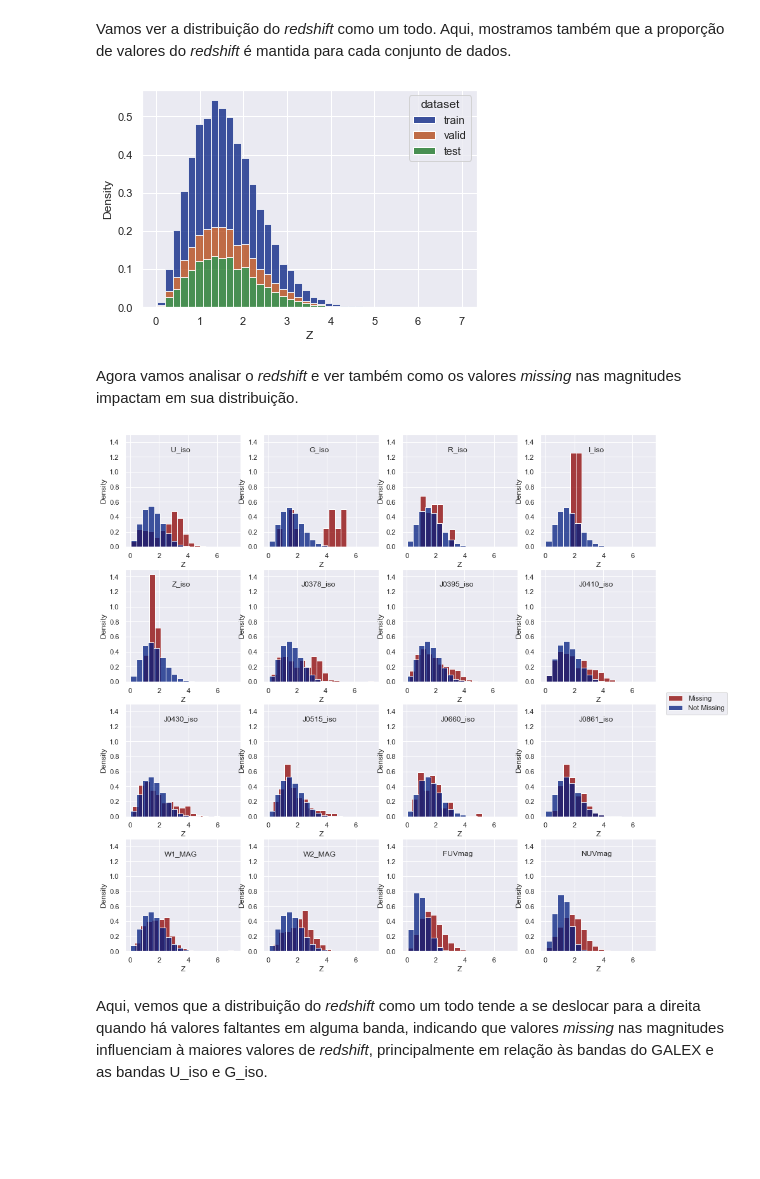
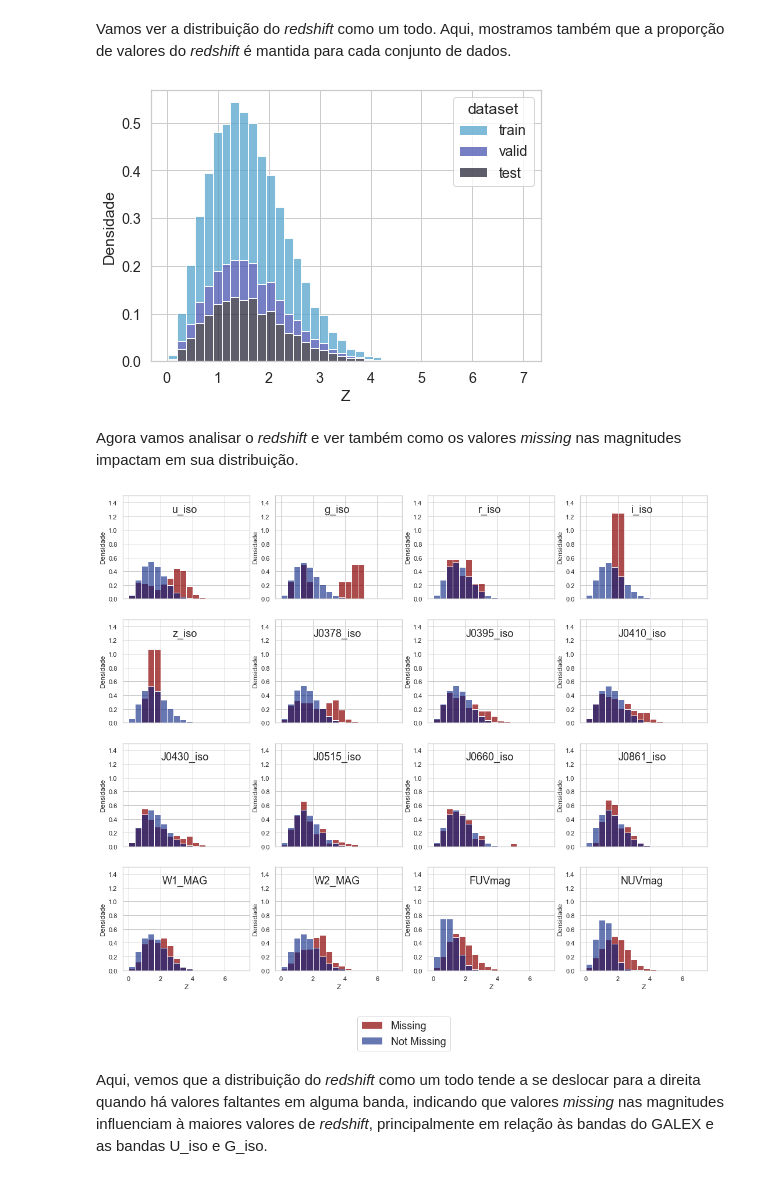
Before and after one commit to GabrielaPereiraSoares/Projeto_TCC, a Jupyter notebook: Analise_Descritiva.ipynb, the cells around one changed output. Saved outputs shown, nothing was run; the diff lists cells and outputs as text; code cells hidden in the pictures; blank space fills up the shorter version.

```diff
--- a/Analise_Descritiva.ipynb
+++ b/Analise_Descritiva.ipynb
@@ -73,8 +74,9 @@ def replace_all(dados, dic):
     return cols
 
 dic = {'F378':'J0378', 'F395':'J0395', 'F410':'J0410', 'F430':'J0430',
-       'F515':'J0515', 'F660':'J0660', 'F861':'J0861', 'r_iso':'R_iso',
-       'u_iso':'U_iso','g_iso':'G_iso','i_iso':'I_iso','z_iso':'Z_iso'}
+       'F515':'J0515', 'F660':'J0660', 'F861':'J0861', 'R_iso':'r_iso',
+       'U_iso':'u_iso','G_iso':'g_iso','I_iso':'i_iso','Z_iso':'z_iso',
+       "U_aper":"u_aper","U_auto":"u_auto","U_petro":"u_petro","U_PStotal":"u_PStotal"}
 
 dados.columns = replace_all(dados,dic)
 # %%
@@ -155,15 +137,14 @@ iqr_outlier_boundary(dados[cols],k=3)
 # %%
 # Histogramas
-# mudar fundo
-sns.set(context="notebook", style="darkgrid", palette="dark")
+sns.set(context="notebook", style="whitegrid", palette="dark",font_scale=1.4)
 
-fig, axs = plt.subplots(4, 4, figsize=(15, 15))
+fig, axs = plt.subplots(4, 4, figsize=(20, 18))
 dic = {0:axs[0,0], 1:axs[0,1], 2:axs[0,2], 3:axs[0,3],
        4:axs[1,0], 5:axs[1,1], 6:axs[1,2], 7:axs[1,3],
        8:axs[2,0], 9:axs[2,1],10:axs[2,2],11:axs[2,3],
       12:axs[3,0],13:axs[3,1],14:axs[3,2],15:axs[3,3]}
 
 for i in range(16):
-    sns.histplot(data=dados[cols[i]], bins=20, kde=True, stat='density', ax=dic[i]).set(ylim=(0, 0.55))
+    sns.histplot(data=dados[cols[i]], bins=20, kde=True, stat='density', ax=dic[i]).set(ylim=(0, 0.55),ylabel="Densidade")
 plt.show()
 # %% [output]
@@ -217,19 +215,20 @@ dados.loc[dados["e_U_iso"] > 13716, cols]
 # %% [markdown]
 Vamos ver a distribuição do _redshift_ como um todo. Aqui, mostramos também que a proporção de valores do _redshift_ é mantida para cada conjunto de dados.
 # %%
-dados_z = pd.DataFrame({'Z':dados["Z"].values, 'dataset':dados["dataset"].values})
-sns.set(context="notebook", style="darkgrid", palette="dark")
-sns.histplot(dados_z,x="Z", hue="dataset",multiple="stack", bins=40, stat="density")
+dados_z = pd.DataFrame({'Z':dados["Z"].values, 'dataset':["train"]*16413+["valid"]*4104+["test"]*6840})
+fig = plt.figure(figsize=(7,5))
+sns.set(context="notebook", style="whitegrid", palette="icefire",font_scale=1.3)
+sns.histplot(dados_z,x="Z", hue="dataset",multiple="stack", bins=40, stat="density").set(ylabel="Densidade")
 plt.show()
 # %% [output]
-[figure, old version]
+[figure, new version]
 # %% [markdown]
 Agora vamos analisar o _redshift_ e ver também como os valores _missing_ nas magnitudes impactam em sua distribuição.
 # %%
-# Construir um gráfico do valor do redshift cuja cor é azul se nao é missing e vermelho se pelo menos uma banda é missing
-sns.set(context="notebook", style="darkgrid", palette="dark")
+# Redshift vs missing
+sns.set(context="notebook", style="whitegrid", palette="dark", font_scale=1)
 
-fig, axs = plt.subplots(4, 4, figsize=(15, 15))
+fig, axs = plt.subplots(4, 4, figsize=(18, 15), sharex = True)
 dic = {0:axs[0,0], 1:axs[0,1], 2:axs[0,2], 3:axs[0,3],
        4:axs[1,0], 5:axs[1,1], 6:axs[1,2], 7:axs[1,3],
        8:axs[2,0], 9:axs[2,1],10:axs[2,2],11:axs[2,3],
@@ -238,19 +237,19 @@ mis = dados[cols].isna()
 
 for i in range(16):
     p1=sns.histplot(data=dados.loc[mis[cols[i]] == True]["Z"],color="darkred",
-                    binwidth=0.4, stat='density', ax=dic[i]).set(ylim=(0, 1.5))
-    p2=sns.histplot(data=dados.loc[mis[cols[i]] == False]["Z"],binwidth=0.4,
-                    stat='density', ax=dic[i])
-    dic[i].text(3.5,1.3, cols[i], ha="center", va="center")
+                    binwidth=0.4, bins=20, stat='density', ax=dic[i], alpha=0.7,
+                    binrange=[0,7]).set(ylim=(0, 1.5), ylabel="Densidade")
+    p2=sns.histplot(data=dados.loc[mis[cols[i]] == False]["Z"],binwidth=0.4, binrange=[0,7],
+                    stat='density', ax=dic[i], alpha=0.6).set(ylim=(0, 1.5))
+    dic[i].text(3.5,1.3, cols[i], ha="center", va="center", fontsize=18)
 
 fig.legend([p1,p2],     # The line objects
            labels=["Missing","Not Missing"],   # The labels for each line
-           loc="center right",   # Position of legend
+           loc="lower center",   # Position of legend
            borderaxespad=0.1,    # Small spacing around legend box
-           )
+           prop={'size': 18})
 # red_patch = mpatches.Patch(color='darkred', label='Missing')
 # blue_patch = mpatches.Patch(color='darkblue', label='Not Missing')
-# plt.legend(handles=[red_patch, blue_patch])
 plt.show()
 # %% [output]
-[figure, old version]
+[figure, new version]
```
Also changed, not shown: parts of 30 cells of this notebook.
